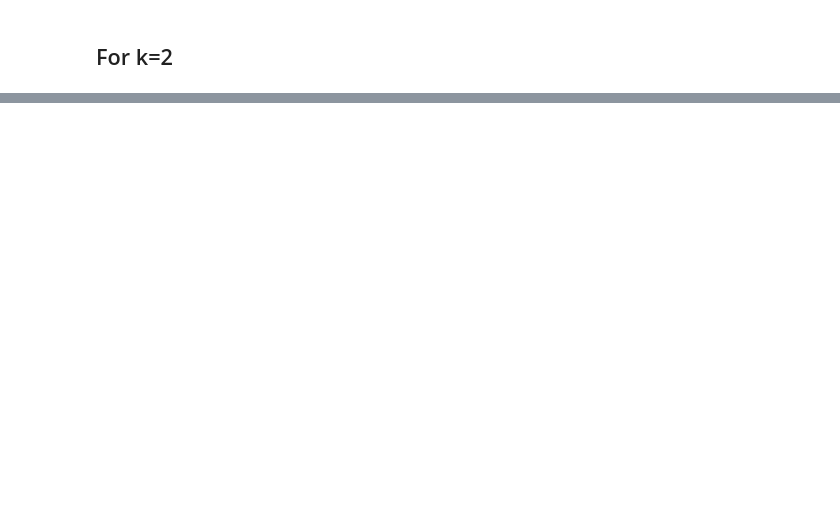
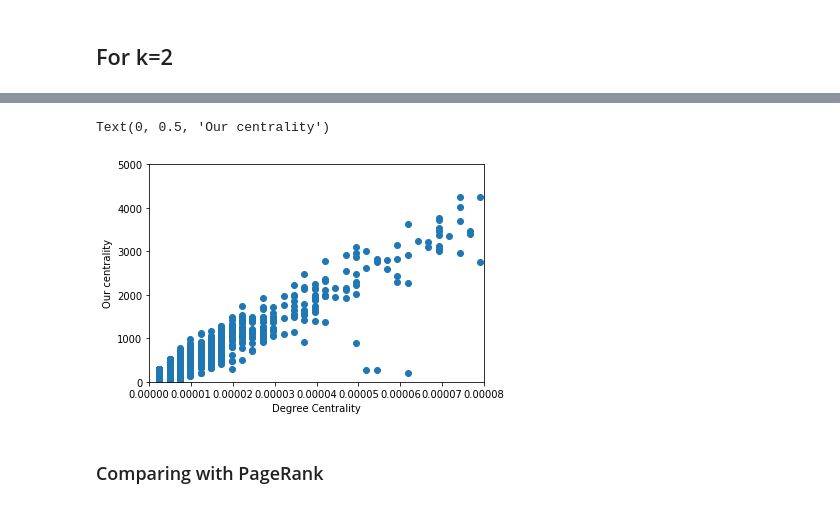
Before and after one commit to awiteck/ORF387, a Jupyter notebook: preliminary_data_analysis.ipynb, the cells around one changed output, grey strips where cells are left out. Saved outputs shown, nothing was run; the diff lists cells and outputs as text; code cells hidden in the pictures; blank space fills up the shorter version.

```diff
--- a/preliminary_data_analysis.ipynb
+++ b/preliminary_data_analysis.ipynb
@@ -124,0 +79,11 @@ centralities
+# %%
+plt.scatter(deg_centralities_arr[:,1][:10000], centralities_arr[:,1][:10000])
+plt.xlim((1e-7, 8e-5))
+plt.ylim((0, 5000))
+plt.xlabel("Degree Centrality")
+plt.ylabel("Our centrality")
+# %% [output]
+Text(0, 0.5, 'Our centrality')
+[figure, added]
+# %% [markdown]
+### Comparing with PageRank
```
Also changed, not shown: parts of 34 cells of this notebook, 1 other file.
